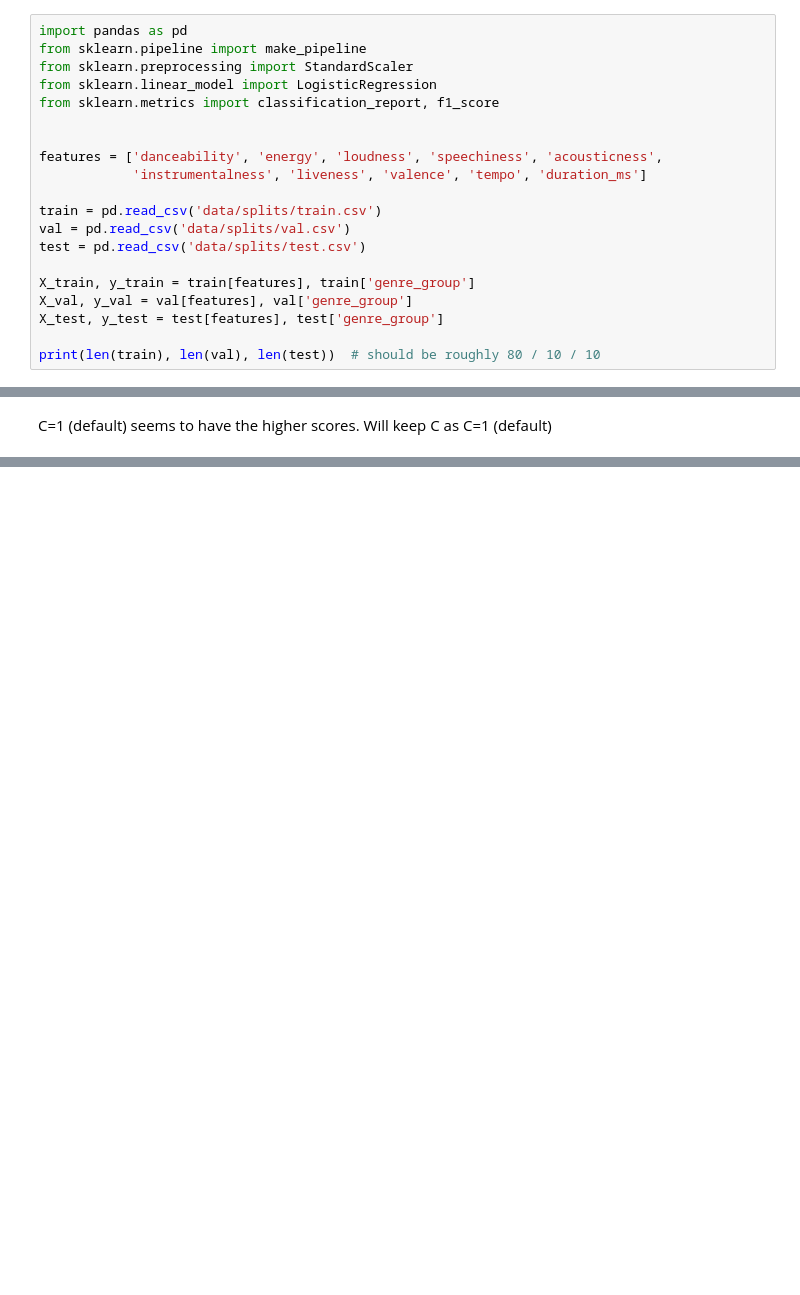
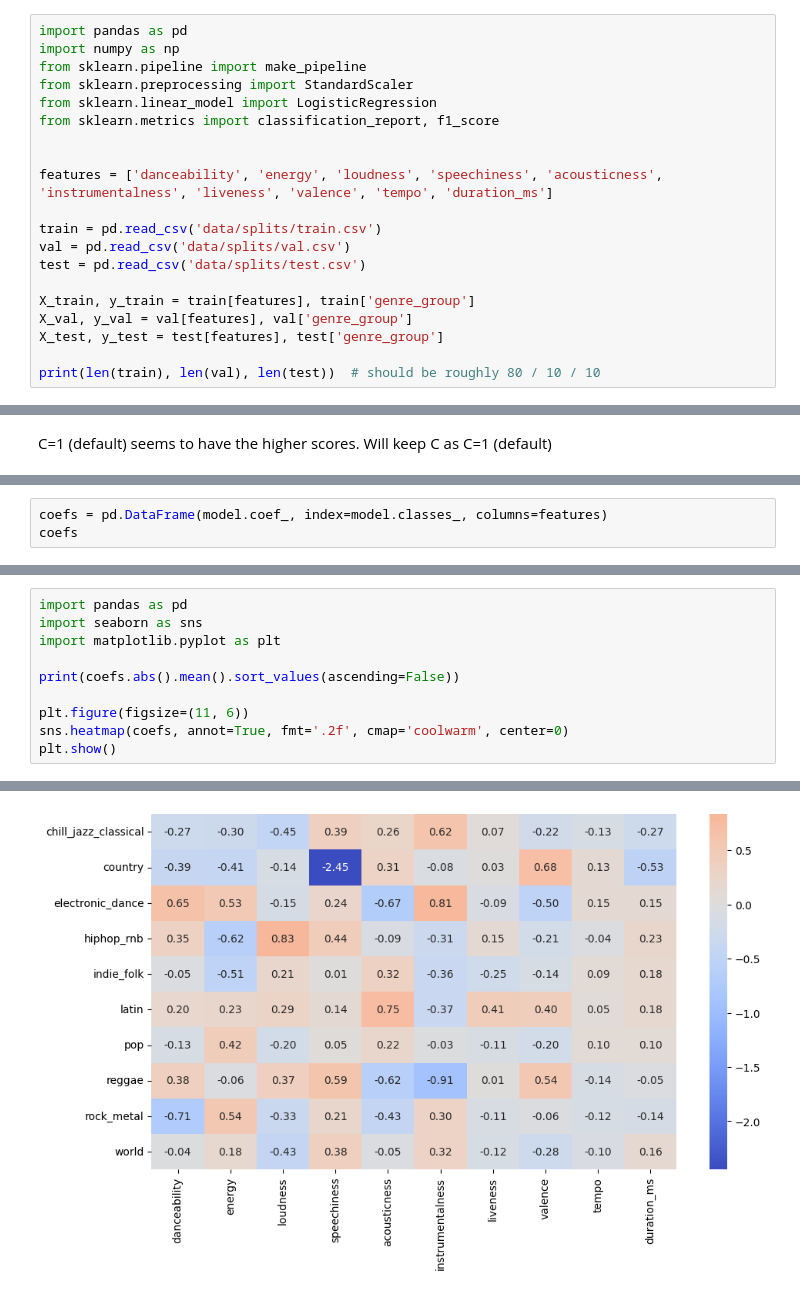
Before and after one commit to surabhibage/cs-171-final-project, a Jupyter notebook: project_checkpoint/logistic_regression.ipynb, the cells around one changed output, grey strips where cells are left out. Saved outputs shown, nothing was run; the diff lists cells and outputs as text; blank space fills up the shorter version.

```diff
--- a/project_checkpoint/logistic_regression.ipynb
+++ b/project_checkpoint/logistic_regression.ipynb
@@ -2,14 +2,14 @@
 # Logistic Regression
 # %%
 import pandas as pd
+import numpy as np
 from sklearn.pipeline import make_pipeline
 from sklearn.preprocessing import StandardScaler
 from sklearn.linear_model import LogisticRegression
 from sklearn.metrics import classification_report, f1_score
 
 
-features = ['danceability', 'energy', 'loudness', 'speechiness', 'acousticness',
-            'instrumentalness', 'liveness', 'valence', 'tempo', 'duration_ms']
+features = ['danceability', 'energy', 'loudness', 'speechiness', 'acousticness', 'instrumentalness', 'liveness', 'valence', 'tempo', 'duration_ms']
 
 train = pd.read_csv('data/splits/train.csv')
 val = pd.read_csv('data/splits/val.csv')
@@ -103,0 +104,3 @@ C=1 (default) seems to have the higher scores. Will keep C as C=1 (default)
+# %%
+coefs = pd.DataFrame(model.coef_, index=model.classes_, columns=features)
+coefs
@@ -103,0 +119,11 @@ C=1 (default) seems to have the higher scores. Will keep C as C=1 (default)
+# %%
+import pandas as pd
+import seaborn as sns
+import matplotlib.pyplot as plt
+
+print(coefs.abs().mean().sort_values(ascending=False))
+
+plt.figure(figsize=(11, 6))
+sns.heatmap(coefs, annot=True, fmt='.2f', cmap='coolwarm', center=0)
+plt.show()
+# %% [output]
@@ -103,0 +141 @@ C=1 (default) seems to have the higher scores. Will keep C as C=1 (default)
+[figure, added]
```
Also changed, not shown: parts of 8 cells of this notebook, 1 other file.
